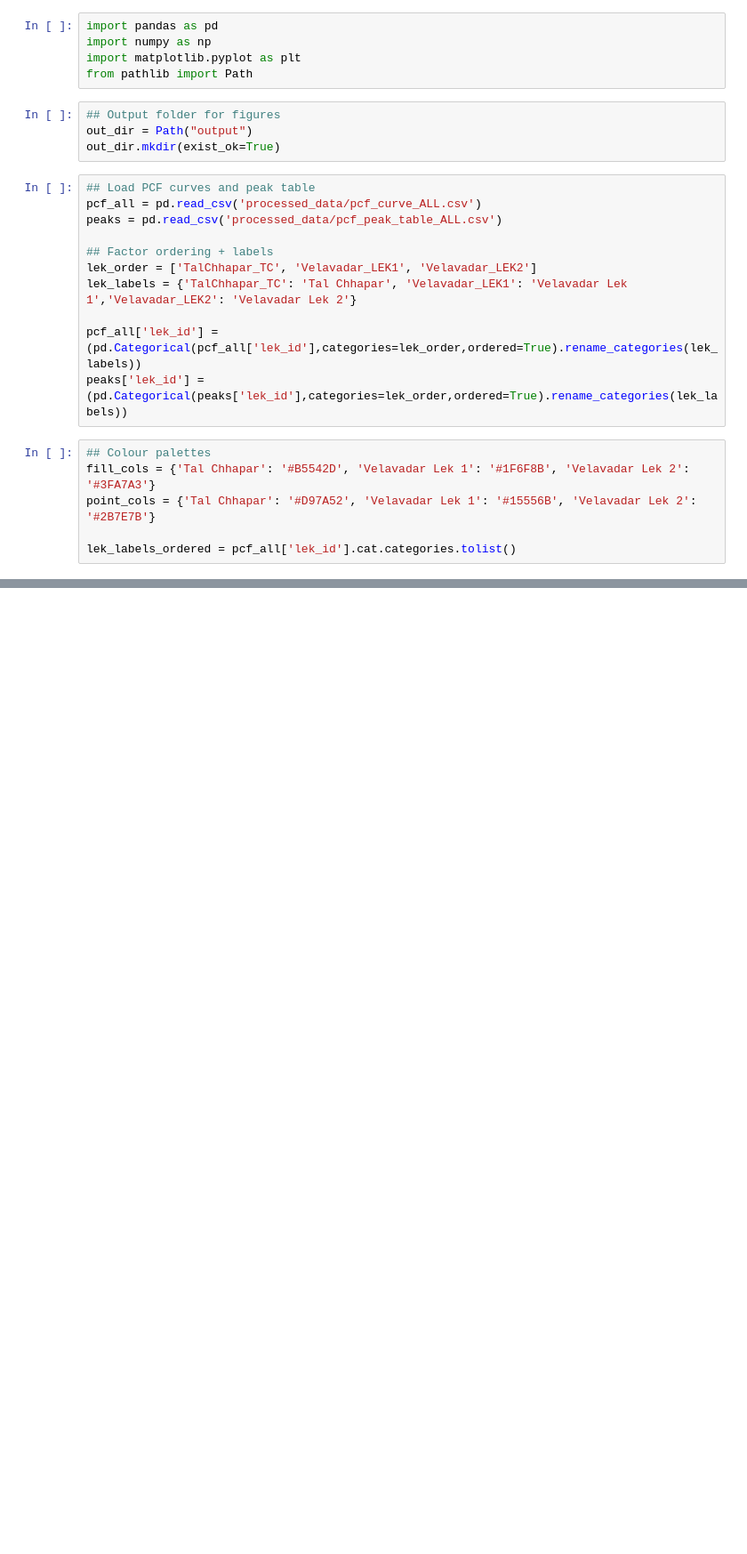
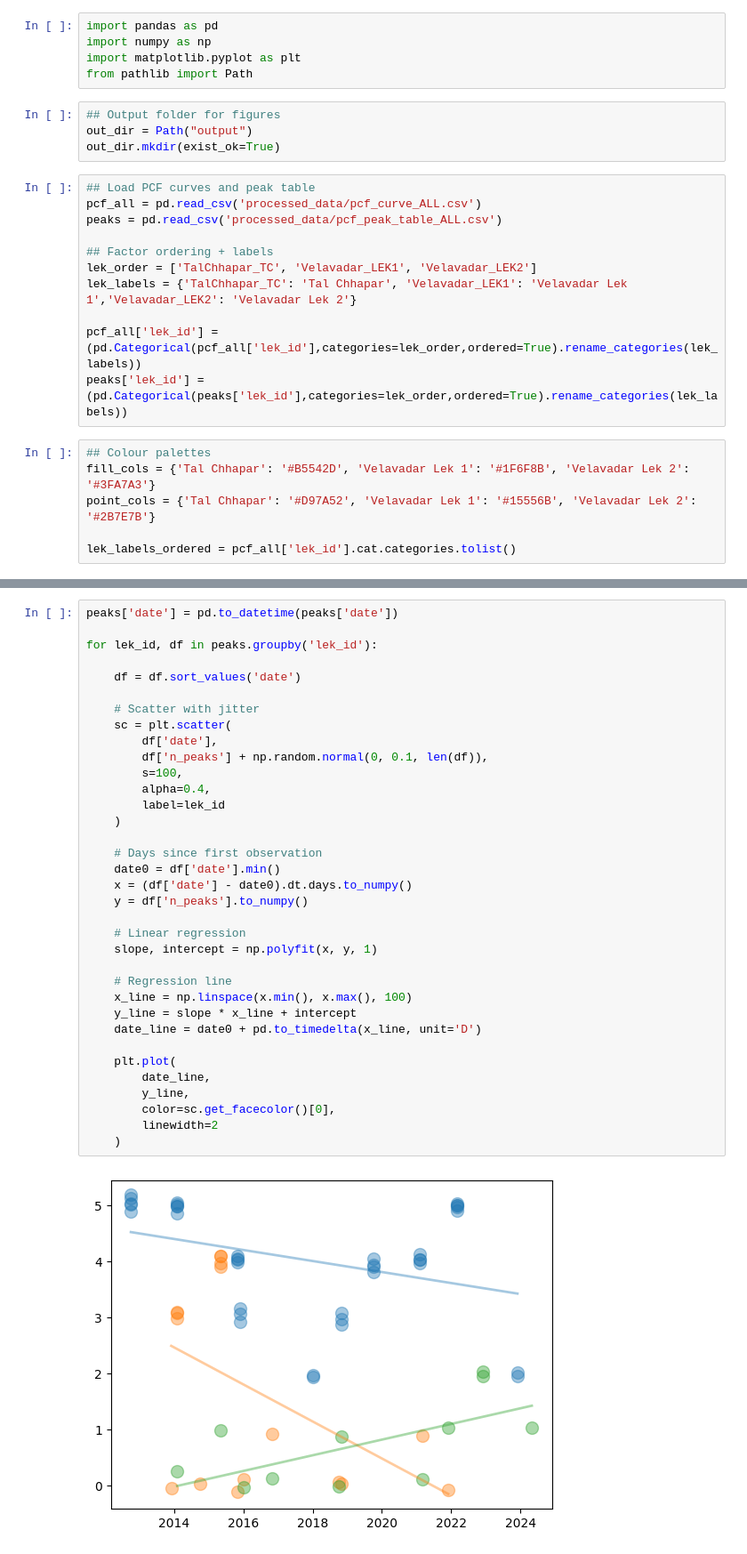
Before and after one commit to vivekhsridhar/territory_geometry, a Jupyter notebook: plot_pcf.ipynb, the cells around one changed output, grey strips where cells are left out. Shown at 89% size. Saved outputs shown, nothing was run; the diff lists cells and outputs as text; blank space fills up the shorter version.

```diff
--- a/plot_pcf.ipynb
+++ b/plot_pcf.ipynb
@@ -165,0 +175,37 @@ plt.savefig(out_dir/'summary_pcf_curvature.png', dpi=300, bbox_inches='tight')
+# %%
+peaks['date'] = pd.to_datetime(peaks['date'])
+
+for lek_id, df in peaks.groupby('lek_id'):
+
+    df = df.sort_values('date')
+
+    # Scatter with jitter
+    sc = plt.scatter(
+        df['date'],
+        df['n_peaks'] + np.random.normal(0, 0.1, len(df)),
+        s=100,
+        alpha=0.4,
+        label=lek_id
+    )
+
+    # Days since first observation
+    date0 = df['date'].min()
+    x = (df['date'] - date0).dt.days.to_numpy()
+    y = df['n_peaks'].to_numpy()
+
+    # Linear regression
+    slope, intercept = np.polyfit(x, y, 1)
+
+    # Regression line
+    x_line = np.linspace(x.min(), x.max(), 100)
+    y_line = slope * x_line + intercept
+    date_line = date0 + pd.to_timedelta(x_line, unit='D')
+
+    plt.plot(
+        date_line,
+        y_line,
+        color=sc.get_facecolor()[0],
+        linewidth=2
+    )
+# %% [output]
+[figure, added]
```
Also changed, not shown: parts of 5 cells of this notebook, 5 other files.
